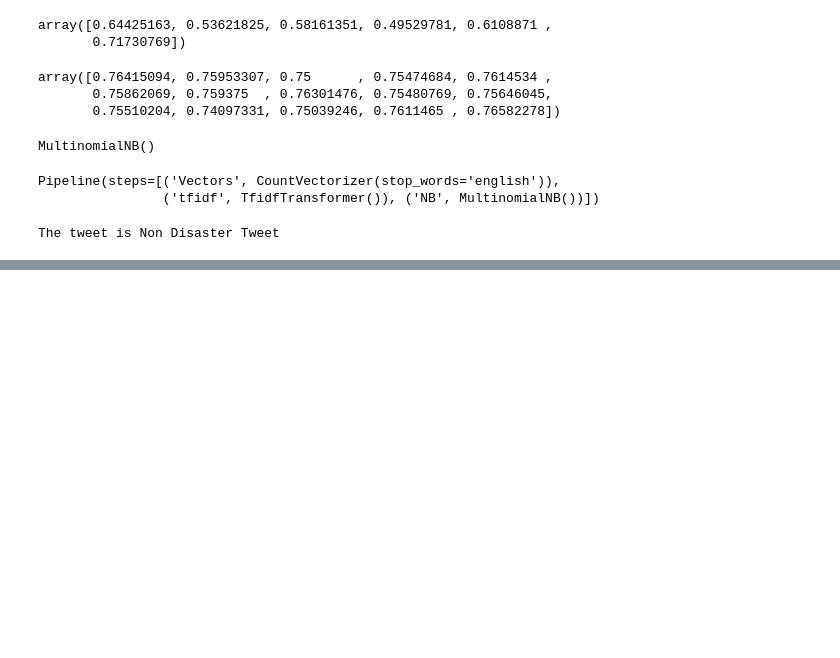
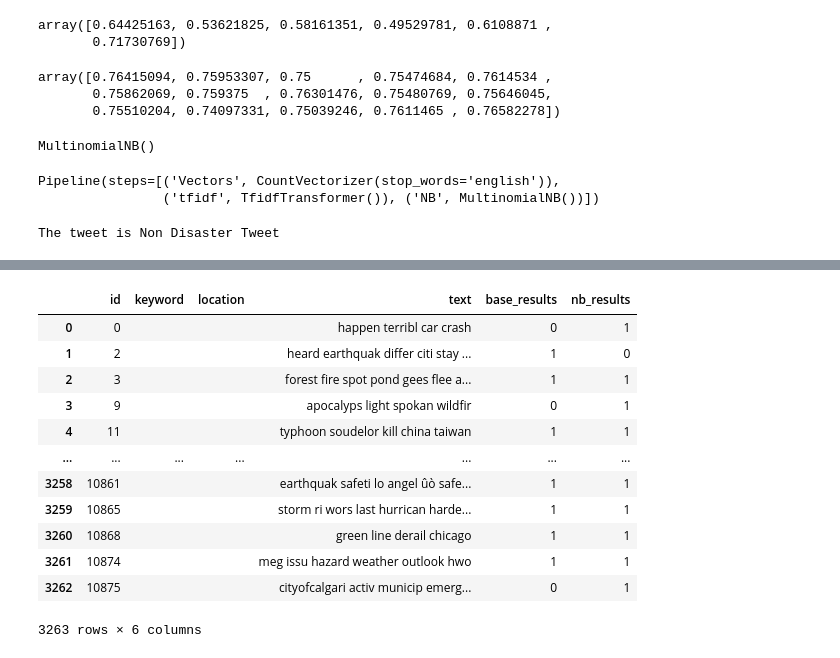
Before and after one commit to yaejinpark/disaster-tweets, a Jupyter notebook: brian_segment3.ipynb, the cells around one changed output, grey strips where cells are left out. Saved outputs shown, nothing was run; the diff lists cells and outputs as text; code cells hidden in the pictures; blank space fills up the shorter version.

```diff
--- a/brian_segment3.ipynb
+++ b/brian_segment3.ipynb
@@ -332,0 +342,3 @@ The tweet is Non Disaster Tweet
+# %%
+test_results = test_df
+test_df.head()
@@ -332,0 +352,18 @@ The tweet is Non Disaster Tweet
+# %%
+test_results["base_results"] = clf.predict(test_vectors)
+test_results["nb_results"] = pipe.predict(test_df.text.values)
+test_results
+# %% [output]
+|  | id | keyword | location | text | base_results | nb_results |
+| 0 | 0 |  |  | happen terribl car crash | 0 | 1 |
+| 1 | 2 |  |  | heard earthquak differ citi stay ... | 1 | 0 |
+| 2 | 3 |  |  | forest fire spot pond gees flee a... | 1 | 1 |
+| 3 | 9 |  |  | apocalyps light spokan wildfir | 0 | 1 |
+| 4 | 11 |  |  | typhoon soudelor kill china taiwan | 1 | 1 |
+| ... | ... | ... | ... | ... | ... | ... |
+| 3258 | 10861 |  |  | earthquak safeti lo angel ûò safe... | 1 | 1 |
+| 3259 | 10865 |  |  | storm ri wors last hurrican harde... | 1 | 1 |
+| 3260 | 10868 |  |  | green line derail chicago | 1 | 1 |
+| 3261 | 10874 |  |  | meg issu hazard weather outlook hwo | 1 | 1 |
+| 3262 | 10875 |  |  | cityofcalgari activ municip emerg... | 0 | 1 |
+3263 rows × 6 columns
```
Also changed, not shown: parts of 6 cells of this notebook.
